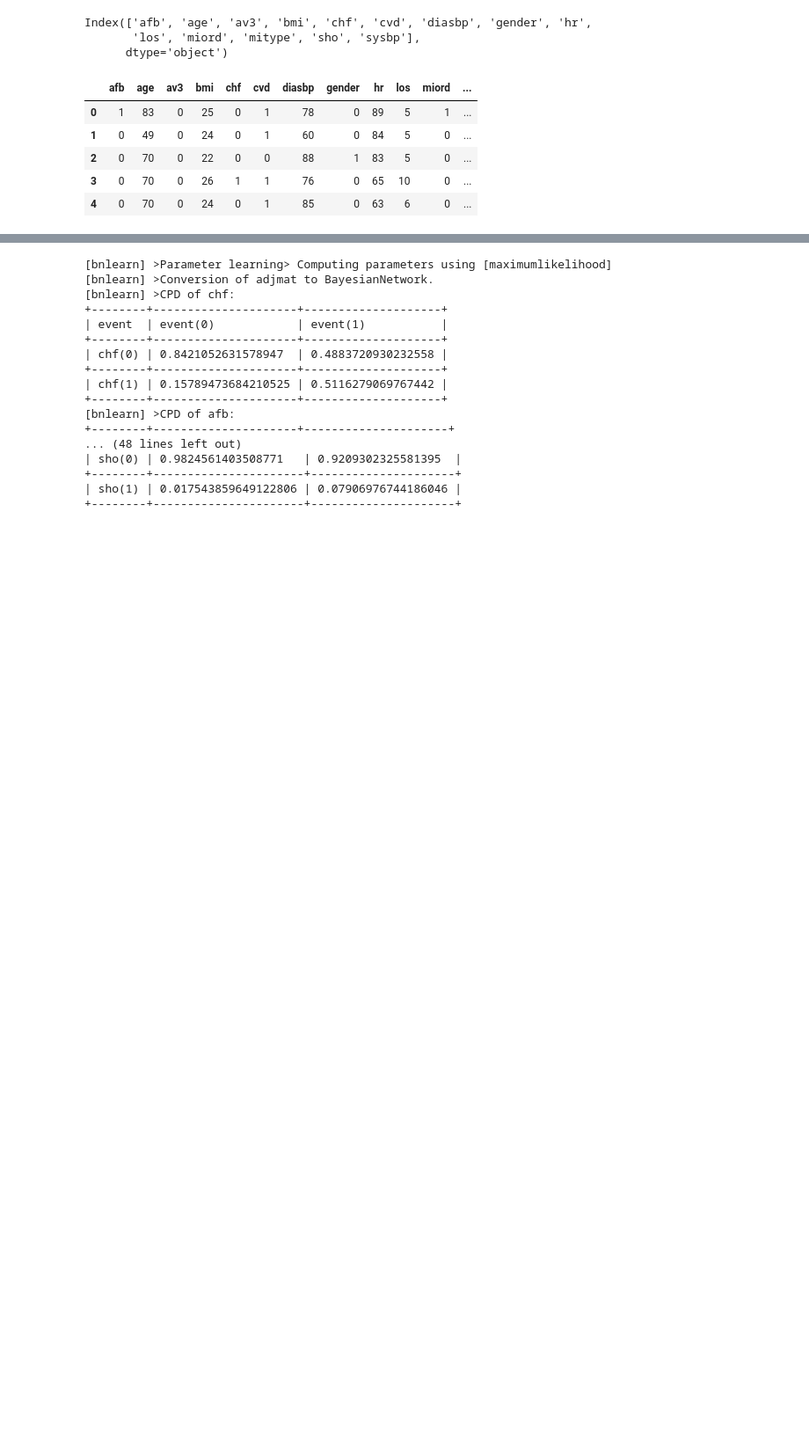
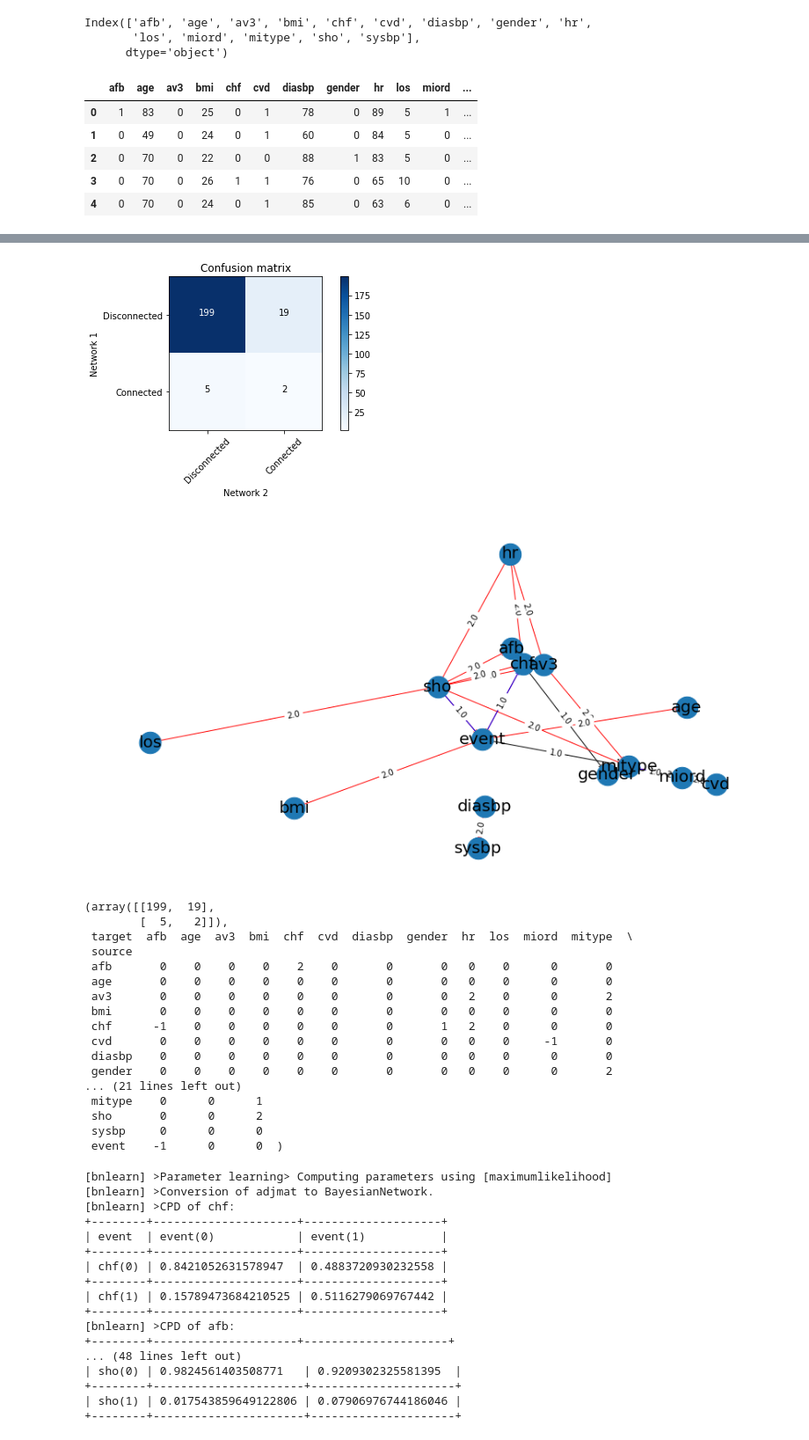
Before and after one commit to ozdamarberkan/Data_Analytics, a Jupyter notebook: bayesian_network.ipynb, the cells around one changed output, grey strips where cells are left out. Shown at 88% size. Cells and saved outputs as stored; diff of their text form; code cells hidden in the pictures; blank space fills up the shorter version.

```diff
--- a/bayesian_network.ipynb
+++ b/bayesian_network.ipynb
@@ -85,0 +118,10 @@ data.head()
+# %%
+DAG_2 = bn.structure_learning.fit(data, methodtype='hc', scoretype='k2')
+
+DAG_2 = bn.independence_test(DAG_2, data, alpha=0.05, prune=True)
+print(DAG_2['independence_test'])
+# print adjacency matrix
+print(DAG_2['adjmat'])
+
+# Interactive plotting
+G = bn.plot(DAG_2, interactive = True)
@@ -85,0 +147,2 @@ data.head()
+# %%
+DAG_2 = bn.structure_learning.fit(data, methodtype='hc', scoretype='k2')
@@ -86,9 +152,9 @@ data.head()
 # %%
-DAG = bn.structure_learning.fit(data)
+DAG_cs_1 = bn.structure_learning.fit(data, methodtype='cs', scoretype='bic')
 
 # print adjacency matrix
-print(DAG['adjmat'])
+print(DAG_cs_1['adjmat'])
 
 # Interactive plotting
-G = bn.plot(DAG, interactive=True)
+G = bn.plot(DAG_cs_1, interactive = True)
 # %% [output]
@@ -112 +179,9 @@ event   False  False    True   True  False  False
 [interactive output not drawn]
+# %%
+DAG_cs_2 = bn.structure_learning.fit(data, methodtype='cs', scoretype='k2')
+
+# print adjacency matrix
+print(DAG_cs_2['adjmat'])
+
+# Interactive plotting
+G = bn.plot(DAG_cs_2, interactive = True)
@@ -113,3 +208,25 @@ event   False  False    True   True  False  False
+# %%
+bn.compare_networks(DAG, DAG_2)
+# %% [output]
+[figure, added]
+[figure, added]
+(array([[199,  19],
+        [  5,   2]]),
+ target  afb  age  av3  bmi  chf  cvd  diasbp  gender  hr  los  miord  mitype  \
+ source
+ afb       0    0    0    0    2    0       0       0   0    0      0       0
+ age       0    0    0    0    0    0       0       0   0    0      0       0
+ av3       0    0    0    0    0    0       0       0   2    0      0       2
+ bmi       0    0    0    0    0    0       0       0   0    0      0       0
+ chf      -1    0    0    0    0    0       0       1   2    0      0       0
+ cvd       0    0    0    0    0    0       0       0   0    0     -1       0
+ diasbp    0    0    0    0    0    0       0       0   0    0      0       0
+ gender    0    0    0    0    0    0       0       0   0    0      0       2
+... (21 lines left out)
+ mitype    0      0      1
+ sho       0      0      2
+ sysbp     0      0      0
+ event    -1      0      0  )
 # %%
 # Parameter learning on the user-defined DAG and input data using maximumlikelihood
 model_mle = bn.parameter_learning.fit(DAG, data, methodtype='maximumlikelihood')
```
Also changed, not shown: parts of 9 cells of this notebook, 3 other files.
